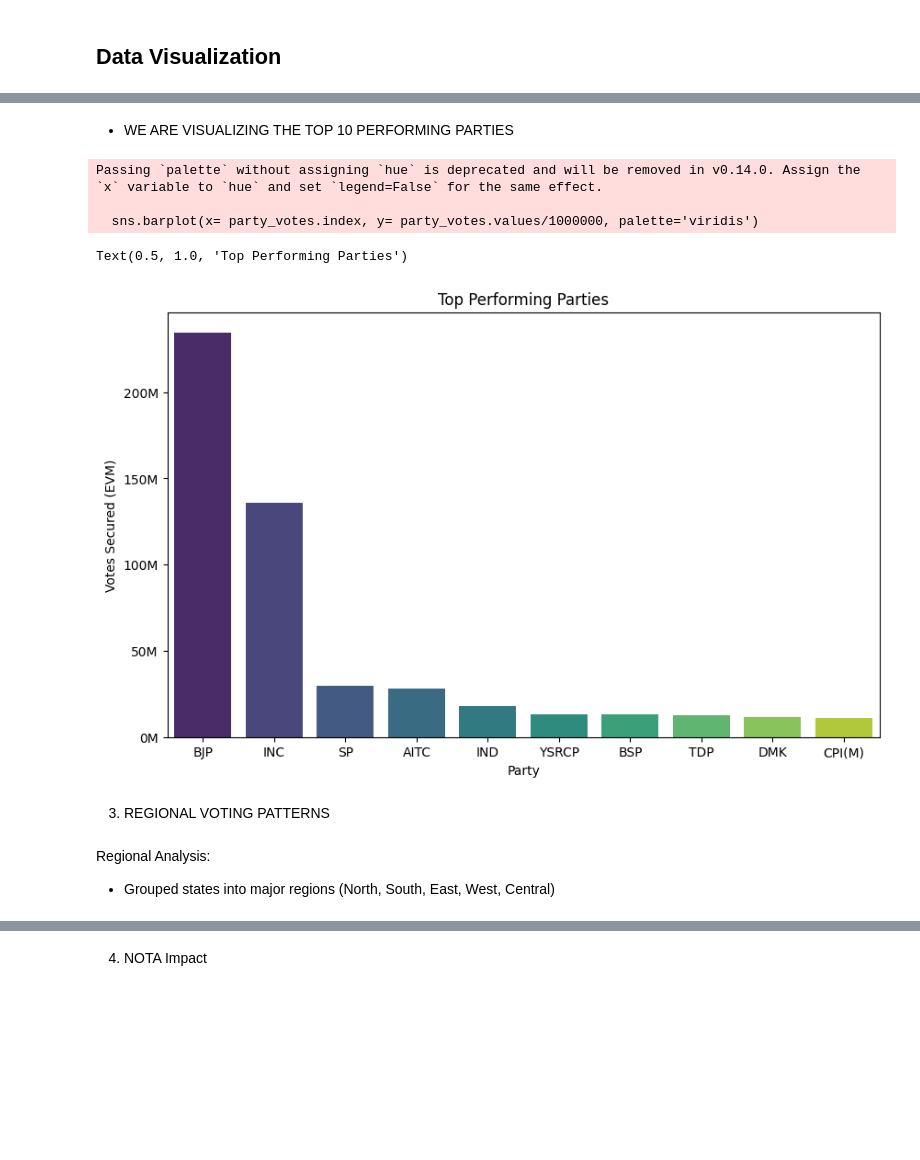
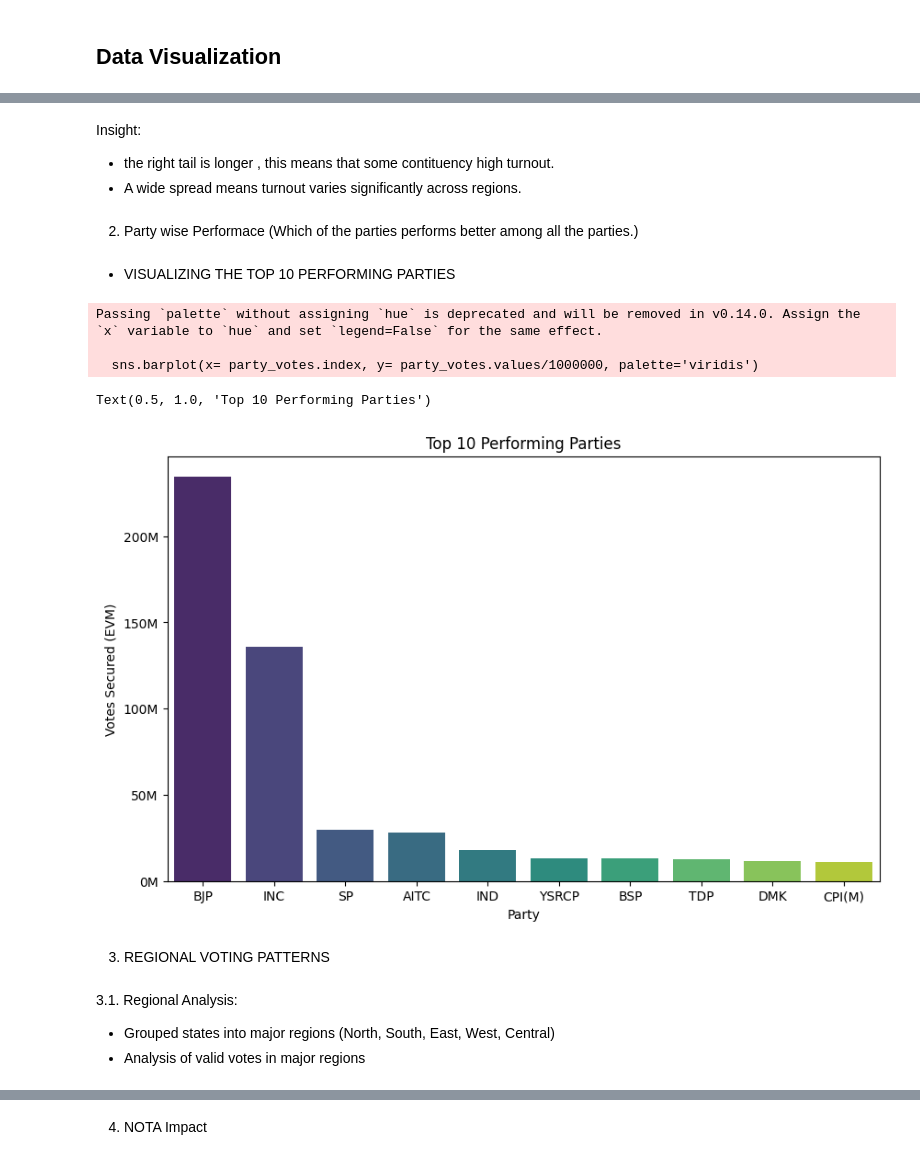
Before and after one commit to Anamikaghosh18/PythonDataAnalysis, a Jupyter notebook: EDA.ipynb, the cells around one changed output, grey strips where cells are left out. Saved outputs shown, nothing was run; the diff lists cells and outputs as text; code cells hidden in the pictures; blank space fills up the shorter version.

Commit message:
new analysis cases added

```diff
--- a/EDA.ipynb
+++ b/EDA.ipynb
@@ -20,3 +24,3 @@ import seaborn as sns
 # %%
-df = pd.read_csv("C:\\Users\\ganam\\Downloads\\34_Details_Of_Assembly_Segment_Of_PC.csv")
+df = pd.read_csv("34_Details_Of_Assembly_Segment_Of_PC.csv")
 # %% [markdown]
@@ -119,0 +117,12 @@ plt.show()
+# %%
+# voter turnout percentage at the Assembly Constituency (AC) level
+df["Voter Turnout (%)"] = (df["Votes Secured Evm_Total"] / df["Total Electors In AC"]) * 100
+
+plt.figure(figsize=(12, 6))
+sns.histplot(df["Voter Turnout (%)"], bins=30, kde=True, color="blue")
+
+plt.xlabel("Voter Turnout (%)")
+plt.ylabel("Frequency")
+plt.title("Distribution of Voter Turnout Across Constituencies")
+
+plt.show()
@@ -120,25 +131,32 @@ plt.show()
+# %% [markdown]
+Insight:
+- the right tail is longer , this means that some contituency high turnout.
+- A wide spread means turnout varies significantly across regions.
+# %% [markdown]
+2. Party wise Performace (Which of the parties performs better among all the parties.)
 # %% [markdown]
-- WE ARE VISUALIZING THE TOP 10 PERFORMING PARTIES
+- VISUALIZING THE TOP 10 PERFORMING PARTIES
 # %%
 party_votes = df.groupby('Party')['Votes Secured Evm'].sum().sort_values(ascending=False).head(10)
 
 plt.figure(figsize=(10, 6))
 sns.barplot(x= party_votes.index, y= party_votes.values/1000000, palette='viridis')
 plt.gca().yaxis.set_major_formatter(ticker.FuncFormatter(lambda x, _: f'{x:.0f}M'))
 plt.ylabel('Votes Secured (EVM)')
 plt.xlabel('Party')
-plt.title('Top Performing Parties')
+plt.title('Top 10 Performing Parties')
 # %% [output]
 Passing `palette` without assigning `hue` is deprecated and will be removed in v0.14.0. Assign the `x` variable to `hue` and set `legend=False` for the same effect.
 
   sns.barplot(x= party_votes.index, y= party_votes.values/1000000, palette='viridis')
-Text(0.5, 1.0, 'Top Performing Parties')
+Text(0.5, 1.0, 'Top 10 Performing Parties')
-[figure, old version]
+[figure, new version]
 # %% [markdown]
 3. REGIONAL VOTING PATTERNS
 # %% [markdown]
-Regional Analysis:
+3.1. Regional Analysis:
 -  Grouped states into major regions (North, South, East, West, Central)
+-  Analysis of valid votes in major regions
 # %%
 # states into regions
 region_mapping = {
```
Also changed, not shown: parts of 33 cells of this notebook.
